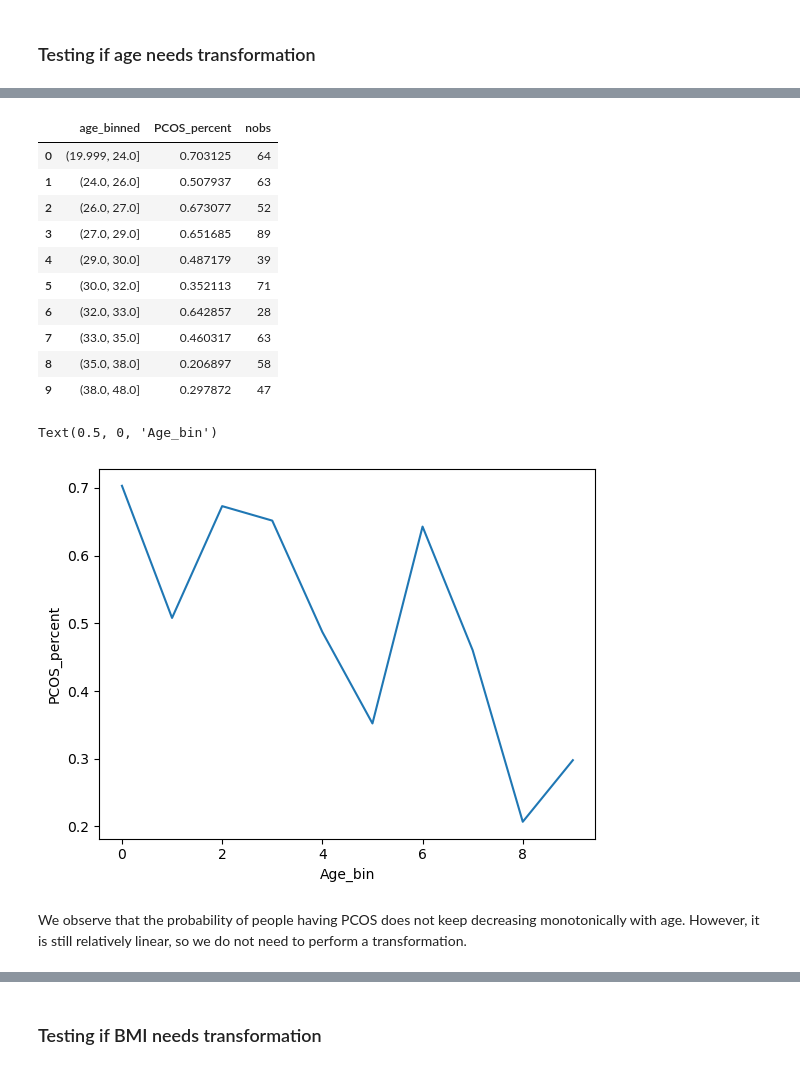
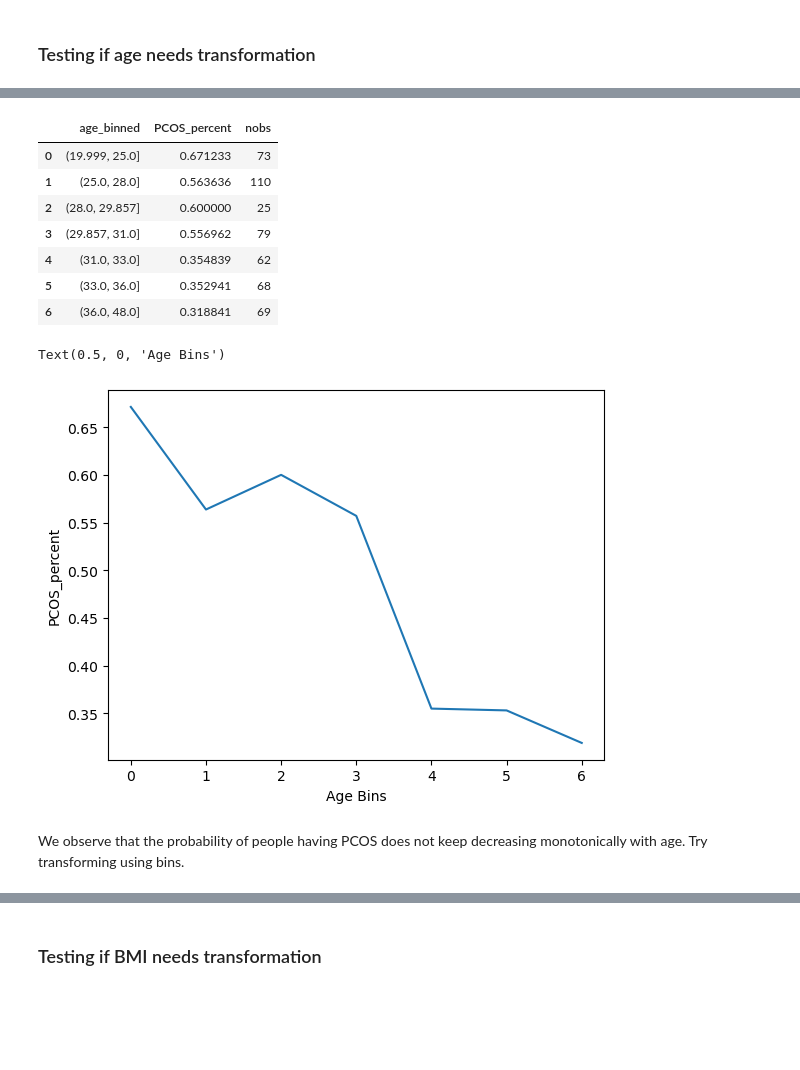
Before and after one commit to ericaez/STAT-303-2-Project, a Jupyter notebook: Project.ipynb, the cells around one changed output, grey strips where cells are left out. Cells and saved outputs as stored; diff of their text form; code cells hidden in the pictures; blank space fills up the shorter version.

```diff
--- a/Project.ipynb
+++ b/Project.ipynb
@@ -183,9 +160,9 @@ data.shape
 # %% [markdown]
 ### Changing Blood Group into categories
 # %%
-blood_group_map = {11: "A+", 12: "A-", 13: "B+", 14: "B-", 15: "O+", 16: "O-", 17: "AB+", 18: "AB-"}
+blood_group_map = {11: "A_pos", 12: "A_neg", 13: "B_pos", 14: "B_neg", 15: "O_pos", 16: "O_neg", 17: "AB_pos", 18: "AB_neg"}
 
-data.loc[:, "blood_group_cat"] = data.loc[:, "Blood Group"].map(blood_group_map)
+data.loc[:, "blood_group_cat"] = data.loc[:, "blood_group"].map(blood_group_map)
 data.head()
 # %% [output]
 |  | PCOS | age | weight | height | BMI | pulse_rate | RR | marriage_years | fast_food | pregnant | ... |
@@ -196,0 +214,4 @@ data.head()
+# %%
+np.random.seed(2)
+train = data.sample(round(data.shape[0]*0.67))
+test = data.drop(train.index)
@@ -206,28 +440,25 @@ sns.boxplot(x = 'PCOS', y = 'age', data = data)
 # %%
 #Binning Age
-binned_age = pd.qcut(data['age'], 10, retbins=True)
-data['age_binned'] = binned_age[0]
+binned_age = pd.qcut(train['age'], 7, retbins=True)
+train['age_binned'] = binned_age[0]
 # %%
 #Finding percentage of people having diabetes in each Age bin
-age_data = data.groupby('age_binned')['PCOS'].agg([('PCOS_percent','mean'),('nobs','count')]).reset_index(drop=False)
+age_data = train.groupby('age_binned')['PCOS'].agg([('PCOS_percent','mean'),('nobs','count')]).reset_index(drop=False)
 age_data
 # %% [output]
 |  | age_binned | PCOS_percent | nobs |
-| 0 | (19.999, 24.0] | 0.703125 | 64 |
-| 1 | (24.0, 26.0] | 0.507937 | 63 |
-| 2 | (26.0, 27.0] | 0.673077 | 52 |
-| 3 | (27.0, 29.0] | 0.651685 | 89 |
-| 4 | (29.0, 30.0] | 0.487179 | 39 |
-| 5 | (30.0, 32.0] | 0.352113 | 71 |
-| 6 | (32.0, 33.0] | 0.642857 | 28 |
-| 7 | (33.0, 35.0] | 0.460317 | 63 |
-| 8 | (35.0, 38.0] | 0.206897 | 58 |
-| 9 | (38.0, 48.0] | 0.297872 | 47 |
+| 0 | (19.999, 25.0] | 0.671233 | 73 |
+| 1 | (25.0, 28.0] | 0.563636 | 110 |
+| 2 | (28.0, 29.857] | 0.600000 | 25 |
+| 3 | (29.857, 31.0] | 0.556962 | 79 |
+| 4 | (31.0, 33.0] | 0.354839 | 62 |
+| 5 | (33.0, 36.0] | 0.352941 | 68 |
+| 6 | (36.0, 48.0] | 0.318841 | 69 |
 # %%
 sns.lineplot(x = age_data.index, y = age_data['PCOS_percent'])
-plt.xlabel('Age_bin')
+plt.xlabel('Age Bins')
 # %% [output]
-Text(0.5, 0, 'Age_bin')
+Text(0.5, 0, 'Age Bins')
-[figure, old version]
+[figure, new version]
 # %% [markdown]
-We observe that the probability of people having PCOS does not keep decreasing monotonically with age. However, it is still relatively linear, so we do not need to perform a transformation.
+We observe that the probability of people having PCOS does not keep decreasing monotonically with age. Try transforming using bins.
```
Also changed, not shown: parts of 101 cells of this notebook.
